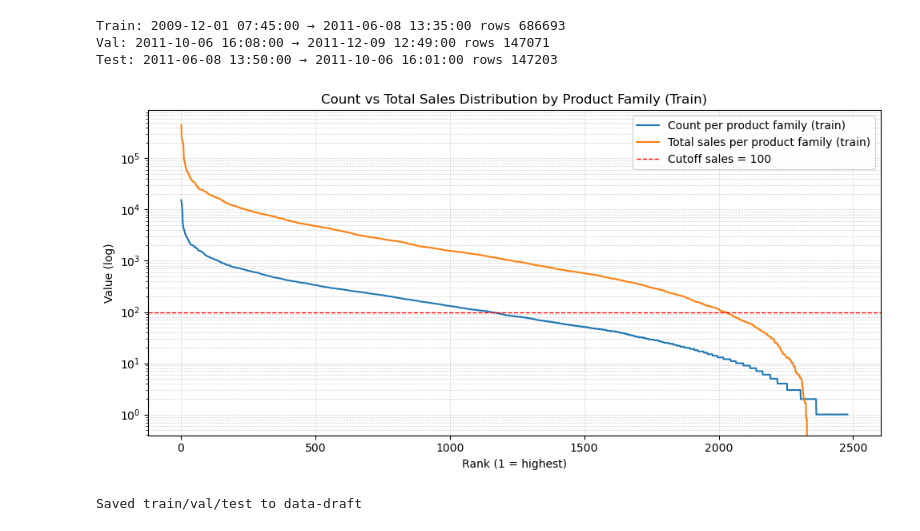
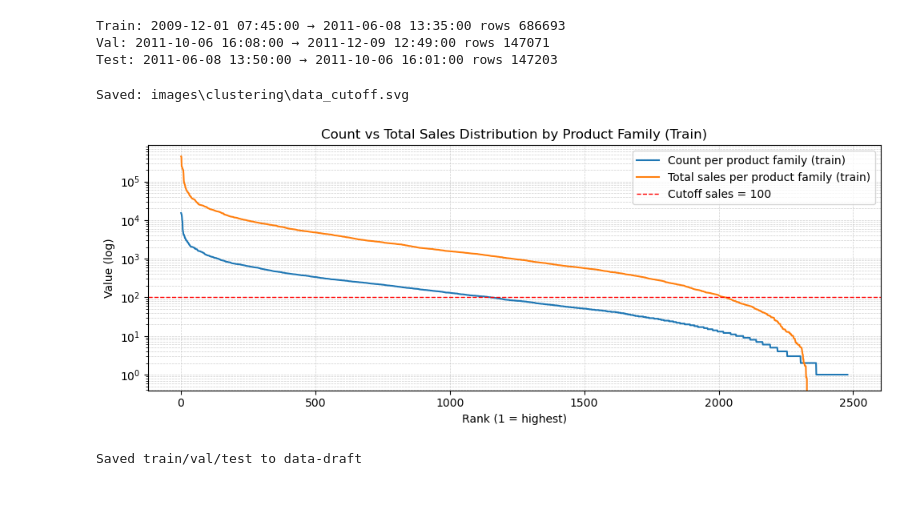
Before and after one commit to CserYe03na/Online_Retail_Forecasting, a Jupyter notebook: cluster_analysis.ipynb, the cells around one changed output. Drawn from its saved outputs; the diff is of its cells as text; code cells hidden in the pictures; blank space fills up the shorter version.

```diff
--- a/cluster_analysis.ipynb
+++ b/cluster_analysis.ipynb
@@ -12,6 +12,14 @@ warnings.filterwarnings("ignore")
 
 out_dir = Path('data/clustering')
 out_dir.mkdir(parents=True, exist_ok=True)
+
+IMG_DIR = Path("images/clustering")
+IMG_DIR.mkdir(parents=True, exist_ok=True)
+
+def save_svg(filename):
+    path = IMG_DIR / f"{filename}.svg"
+    plt.savefig(path, format="svg", bbox_inches="tight")
+    print("Saved:", path)
 # %% [markdown]
 ## Load data (post-processed parquet)
 # %%
@@ -65,35 +73,37 @@ Test: 2011-06-08 13:50:00 → 2011-10-06 16:01:00 rows 147203
 vc = train_df['product_family_name'].value_counts()
 vc_sorted = np.sort(vc.values)[::-1]
 rank_counts = np.arange(1, len(vc_sorted) + 1)
 
 sales_by_prod = (
     train_df.groupby('product_family_name')['sales_amount']
       .sum()
       .sort_values(ascending=False)
 )
 sales_sorted = sales_by_prod.values
 rank_sales = np.arange(1, len(sales_sorted) + 1)
 
-fig, ax = plt.subplots(figsize=(10, 5))
+fig, ax = plt.subplots(figsize=(10, 4))
 
 ax.plot(rank_counts, vc_sorted, color='tab:blue', label='Count per product family (train)')
 ax.plot(rank_sales, sales_sorted, color='tab:orange', label='Total sales per product family (train)')
 
 ax.set_yscale('log')
 ax.set_xlabel('Rank (1 = highest)')
 ax.set_ylabel('Value (log)')
 ax.set_title('Count vs Total Sales Distribution by Product Family (Train)')
 
 # cutoff line
 ax.axhline(100, color='red', linestyle='--', linewidth=1, label='Cutoff sales = 100')
 
 ax.grid(True, which='both', axis='both', linestyle='--', linewidth=0.5, alpha=0.6)
 ax.legend(loc='upper right')
 
 plt.tight_layout()
+save_svg("data_cutoff")
 plt.show()
 # %% [output]
+Saved: images\clustering\data_cutoff.svg
-[figure, old version]
+[figure, new version]
 # %%
 # cutoff based on train only
 sales_train = train_df.groupby('product_family_name')['sales_amount'].sum()
```
Also changed, not shown: parts of 5 cells of this notebook, 7 other files.
